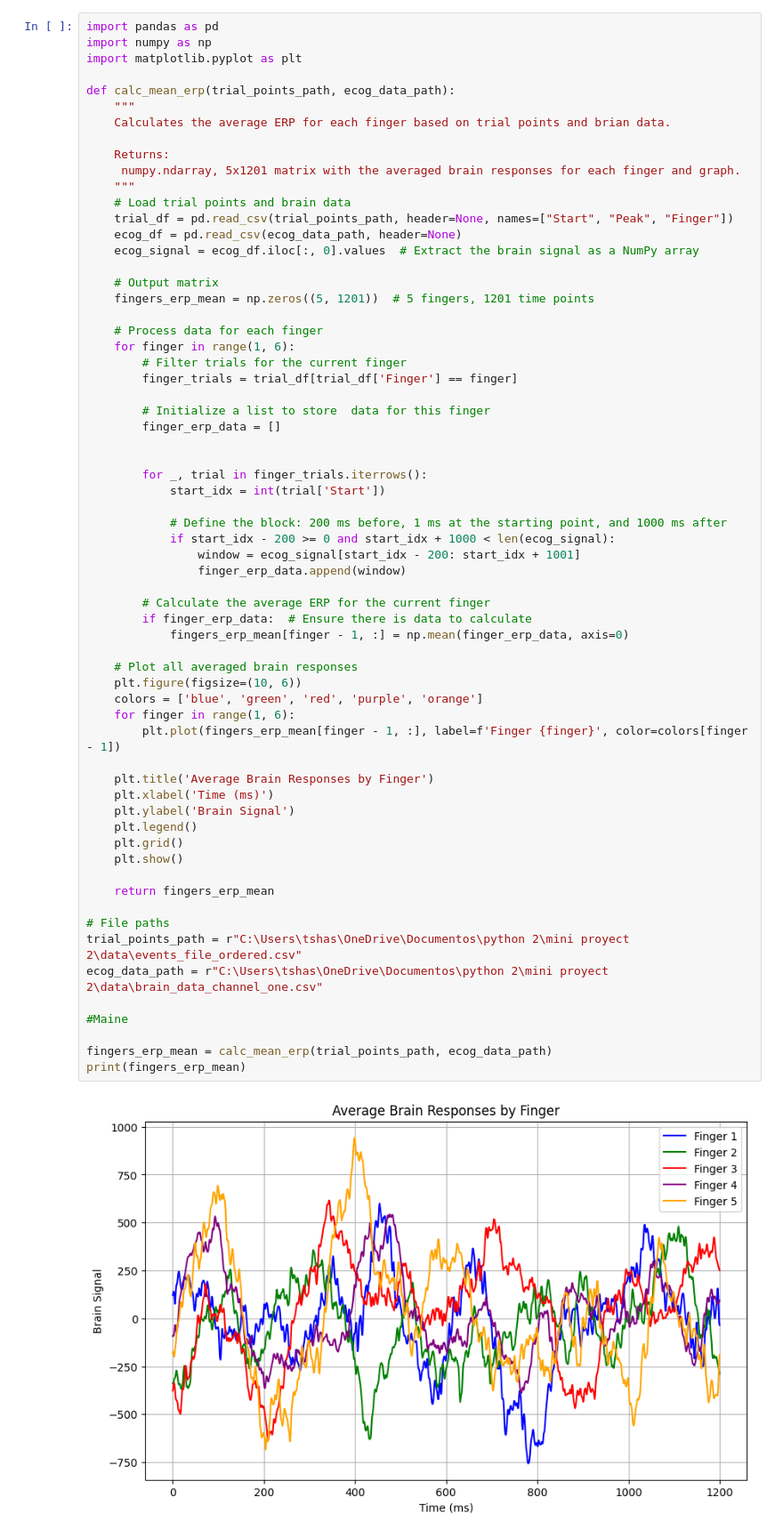
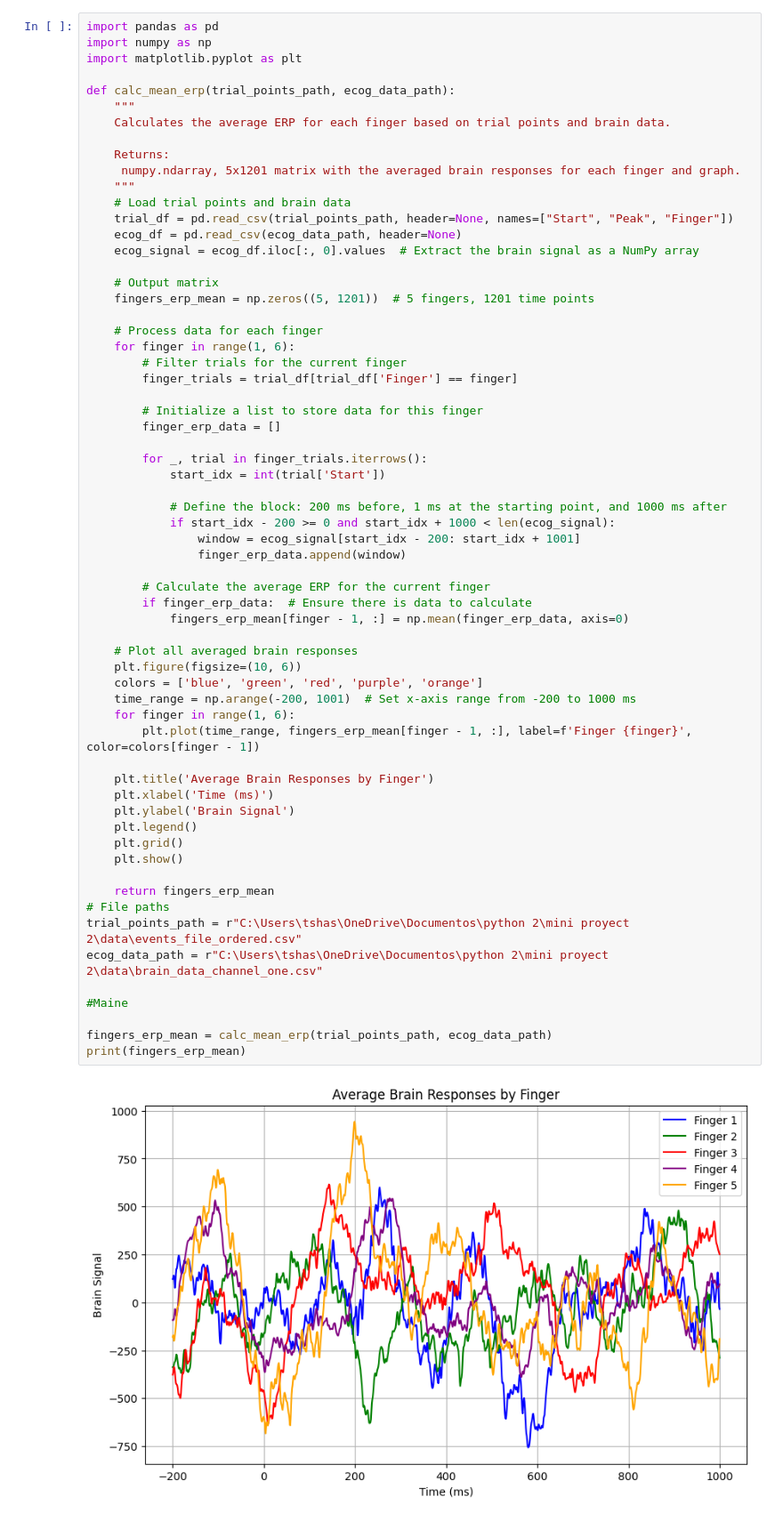
Before and after one commit to TalyShasho/mini-project-2, a Jupyter notebook: mini_project_2.ipynb, the cells around one changed output. Shown at 89% size. Saved outputs shown, nothing was run; the diff lists cells and outputs as text.

```diff
--- a/mini_project_2.ipynb
+++ b/mini_project_2.ipynb
@@ -5,7 +5,7 @@ import matplotlib.pyplot as plt
 
 def calc_mean_erp(trial_points_path, ecog_data_path):
     """
-    Calculates the average ERP for each finger based on trial points and brian data.
+    Calculates the average ERP for each finger based on trial points and brain data.
 
     Returns:
      numpy.ndarray, 5x1201 matrix with the averaged brain responses for each finger and graph.
@@ -23,9 +23,8 @@ def calc_mean_erp(trial_points_path, ecog_data_path):
         # Filter trials for the current finger
         finger_trials = trial_df[trial_df['Finger'] == finger]
 
-        # Initialize a list to store  data for this finger
+        # Initialize a list to store data for this finger
         finger_erp_data = []
-
 
         for _, trial in finger_trials.iterrows():
             start_idx = int(trial['Start'])
@@ -34,36 +33,36 @@ def calc_mean_erp(trial_points_path, ecog_data_path):
             if start_idx - 200 >= 0 and start_idx + 1000 < len(ecog_signal):
                 window = ecog_signal[start_idx - 200: start_idx + 1001]
                 finger_erp_data.append(window)
 
         # Calculate the average ERP for the current finger
         if finger_erp_data:  # Ensure there is data to calculate
             fingers_erp_mean[finger - 1, :] = np.mean(finger_erp_data, axis=0)
 
     # Plot all averaged brain responses
     plt.figure(figsize=(10, 6))
     colors = ['blue', 'green', 'red', 'purple', 'orange']
+    time_range = np.arange(-200, 1001)  # Set x-axis range from -200 to 1000 ms
     for finger in range(1, 6):
-        plt.plot(fingers_erp_mean[finger - 1, :], label=f'Finger {finger}', color=colors[finger - 1])
+        plt.plot(time_range, fingers_erp_mean[finger - 1, :], label=f'Finger {finger}', color=colors[finger - 1])
 
     plt.title('Average Brain Responses by Finger')
     plt.xlabel('Time (ms)')
     plt.ylabel('Brain Signal')
     plt.legend()
     plt.grid()
     plt.show()
 
     return fingers_erp_mean
-
 # File paths
 trial_points_path = r"C:\Users\tshas\OneDrive\Documentos\python 2\mini proyect 2\data\events_file_ordered.csv"
 ecog_data_path = r"C:\Users\tshas\OneDrive\Documentos\python 2\mini proyect 2\data\brain_data_channel_one.csv"
 
 #Maine
 
 fingers_erp_mean = calc_mean_erp(trial_points_path, ecog_data_path)
 print(fingers_erp_mean)
 # %% [output]
-[figure, old version]
+[figure, new version]
 [[ 121.5859375   128.078125    140.1796875  ...   42.8125
    -23.765625    -34.859375  ]
  [-337.725      -338.28333333 -334.625      ... -263.21666667
```
